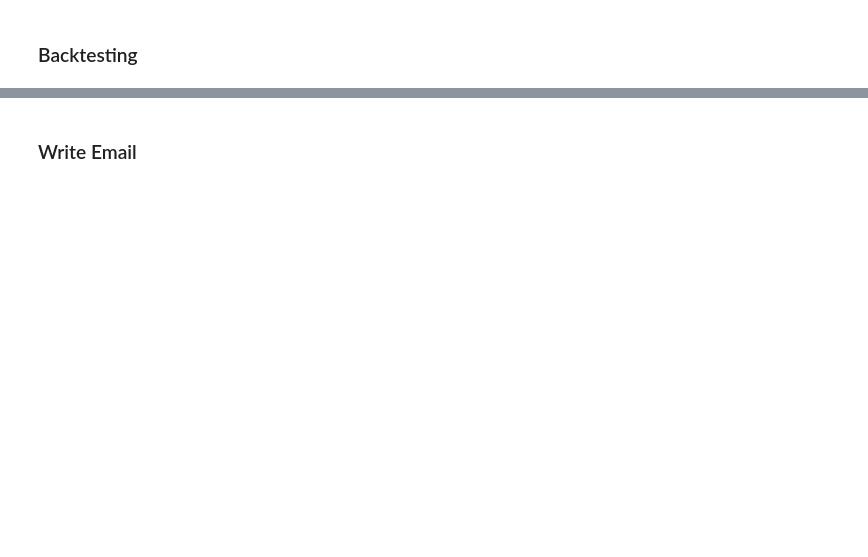
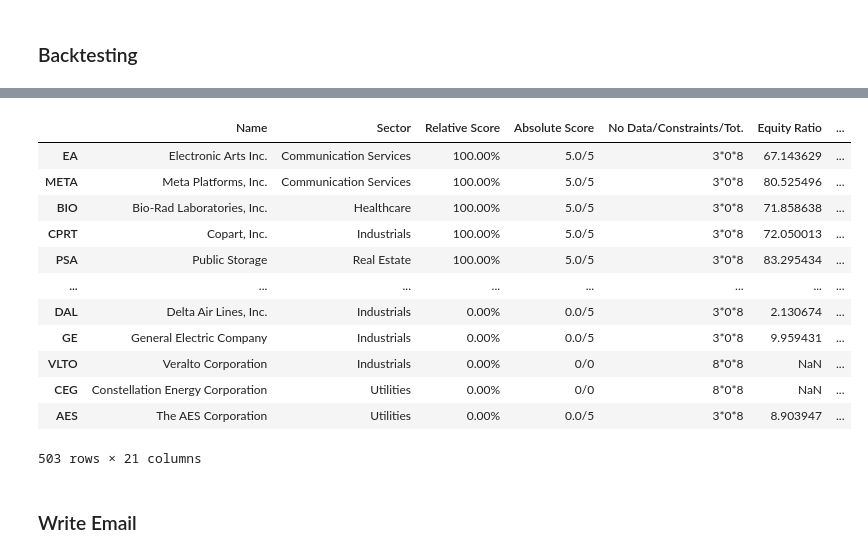
Before and after one commit to 97gamjak/stockMarket, a Jupyter notebook: notebooks/ranking.ipynb, the cells around one changed output, grey strips where cells are left out. Saved outputs shown, nothing was run; the diff lists cells and outputs as text; code cells hidden in the pictures; blank space fills up the shorter version.

```diff
--- a/notebooks/ranking.ipynb
+++ b/notebooks/ranking.ipynb
@@ -131,3 +184,20 @@ WARNING:matplotlib.legend:No artists with labels found to put in legend.  Note t
+# %%
+back_tester.ranking.ranking
+# back_tester.prices
+# %% [output]
+|  | Name | Sector | Relative Score | Absolute Score | No Data/Constraints/Tot. | Equity Ratio | ... |
+| EA | Electronic Arts Inc. | Communication Services | 100.00% | 5.0/5 | 3*0*8 | 67.143629 | ... |
+| META | Meta Platforms, Inc. | Communication Services | 100.00% | 5.0/5 | 3*0*8 | 80.525496 | ... |
+| BIO | Bio-Rad Laboratories, Inc. | Healthcare | 100.00% | 5.0/5 | 3*0*8 | 71.858638 | ... |
+| CPRT | Copart, Inc. | Industrials | 100.00% | 5.0/5 | 3*0*8 | 72.050013 | ... |
+| PSA | Public Storage | Real Estate | 100.00% | 5.0/5 | 3*0*8 | 83.295434 | ... |
+| ... | ... | ... | ... | ... | ... | ... | ... |
+| DAL | Delta Air Lines, Inc. | Industrials | 0.00% | 0.0/5 | 3*0*8 | 2.130674 | ... |
+| GE | General Electric Company | Industrials | 0.00% | 0.0/5 | 3*0*8 | 9.959431 | ... |
+| VLTO | Veralto Corporation | Industrials | 0.00% | 0/0 | 8*0*8 | NaN | ... |
+| CEG | Constellation Energy Corporation | Utilities | 0.00% | 0/0 | 8*0*8 | NaN | ... |
+| AES | The AES Corporation | Utilities | 0.00% | 0.0/5 | 3*0*8 | 8.903947 | ... |
+503 rows × 21 columns
 # %% [markdown]
 ### Write Email
 # %%
```
Also changed, not shown: parts of 7 cells of this notebook, 15 other files.
